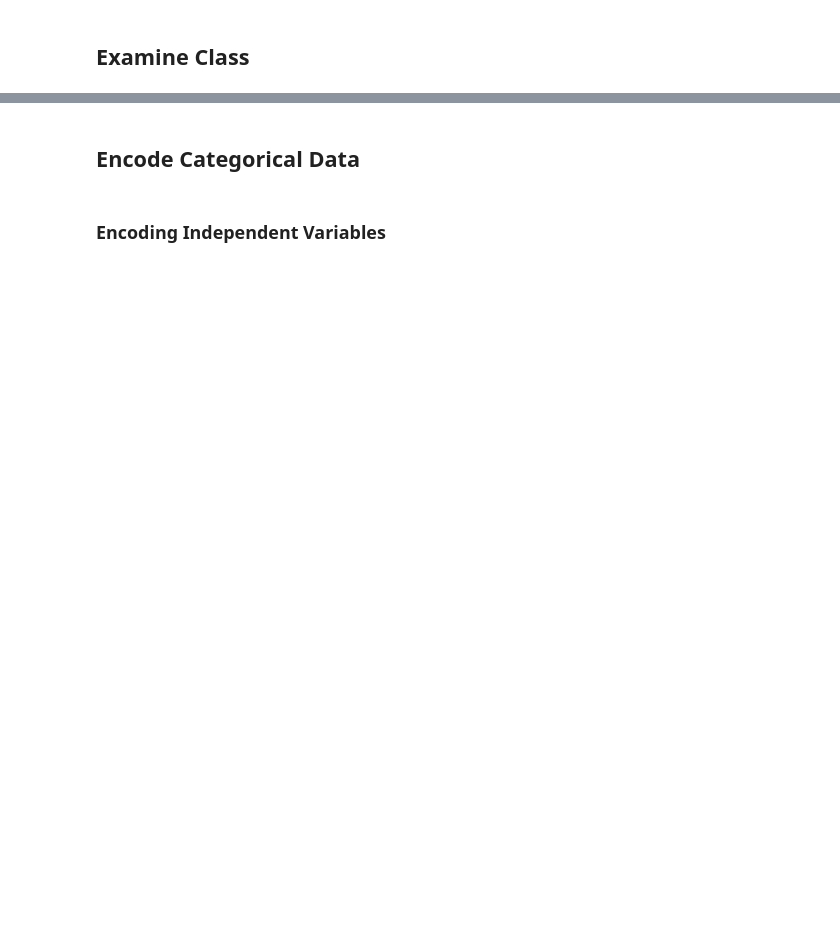
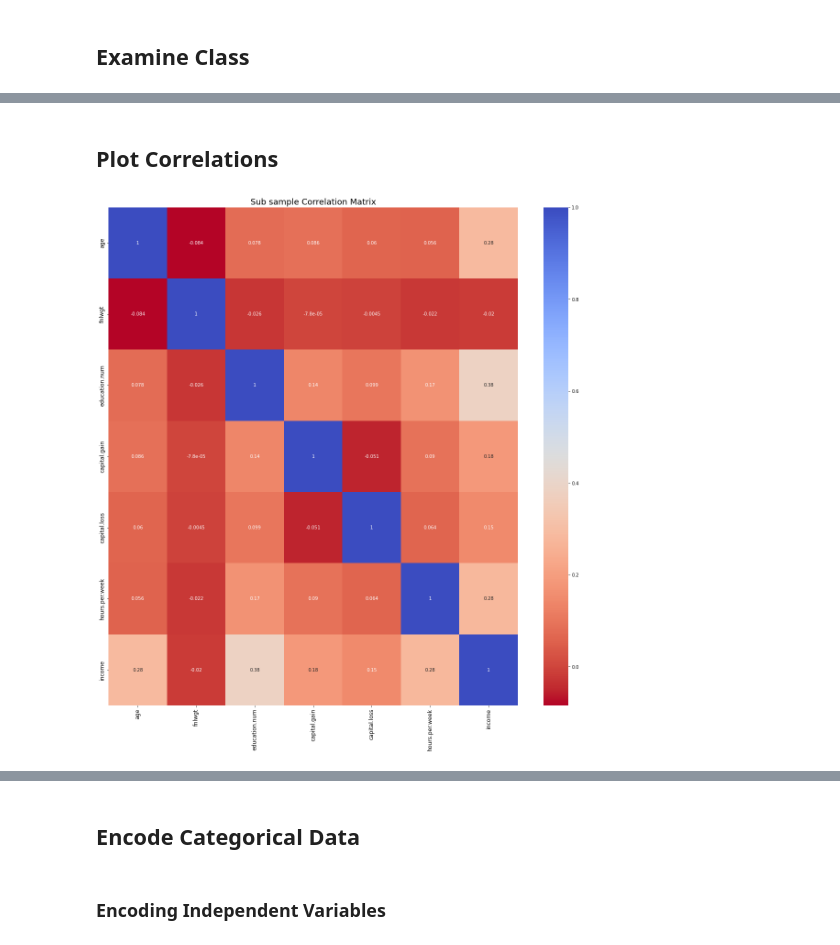
Before and after one commit to AlifioDitya/Annual-Salary-Prediction-Model, a Jupyter notebook: income.ipynb, the cells around one changed output, grey strips where cells are left out. Saved outputs shown, nothing was run; the diff lists cells and outputs as text; code cells hidden in the pictures; blank space fills up the shorter version.

```diff
--- a/income.ipynb
+++ b/income.ipynb
@@ -104,0 +137,11 @@ X
+# %% [markdown]
+## Plot Correlations
+# %%
+plt.figure(figsize = (20,20))
+plt.title("Sub sample Correlation Matrix", fontsize = 18)
+sns.heatmap(new_df.corr(numeric_only=True), cmap = 'coolwarm_r', annot = True)
+plt.xticks(fontsize=12, rotation = 90)
+plt.yticks(fontsize=12, rotation = 90)
+plt.show()
+# %% [output]
+[figure, added]
```
Also changed, not shown: parts of 31 cells of this notebook.
